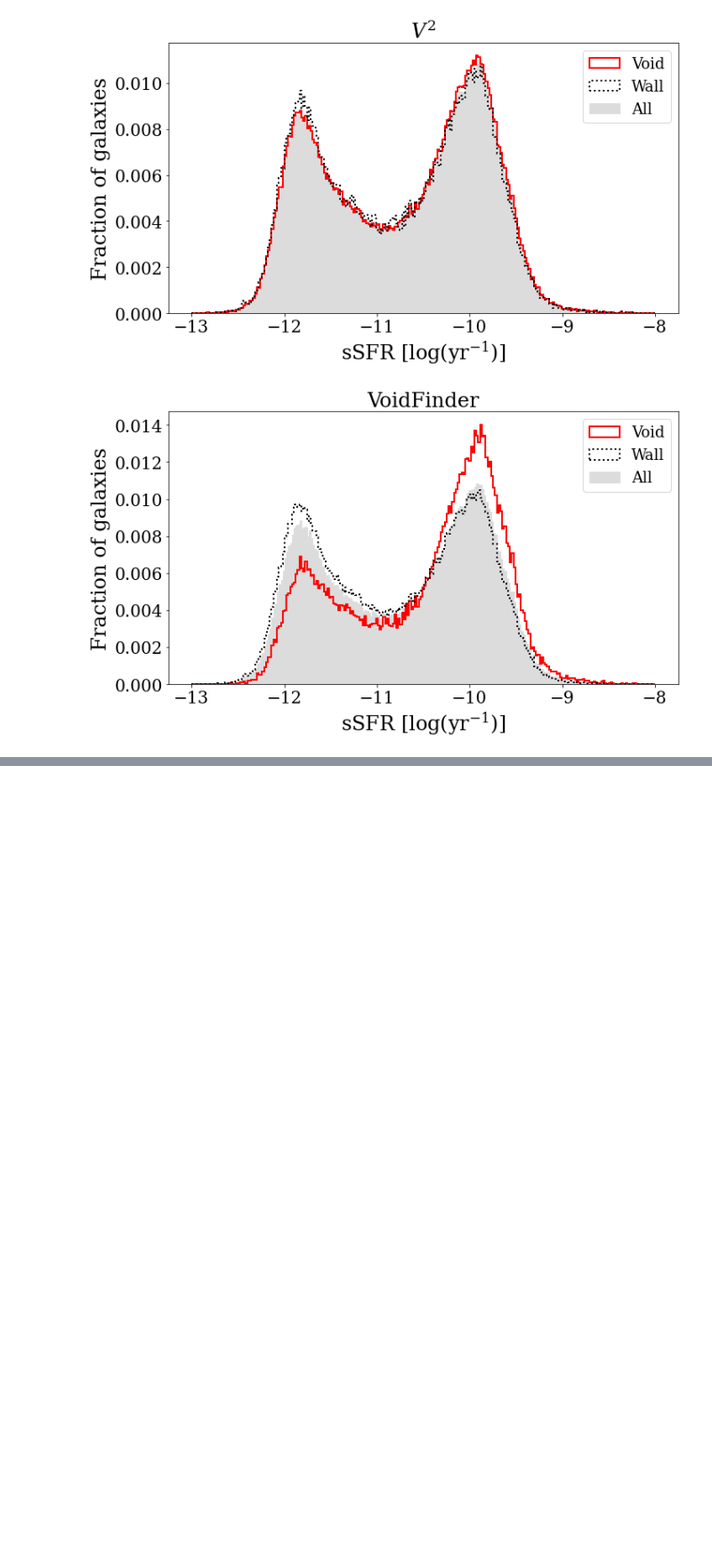
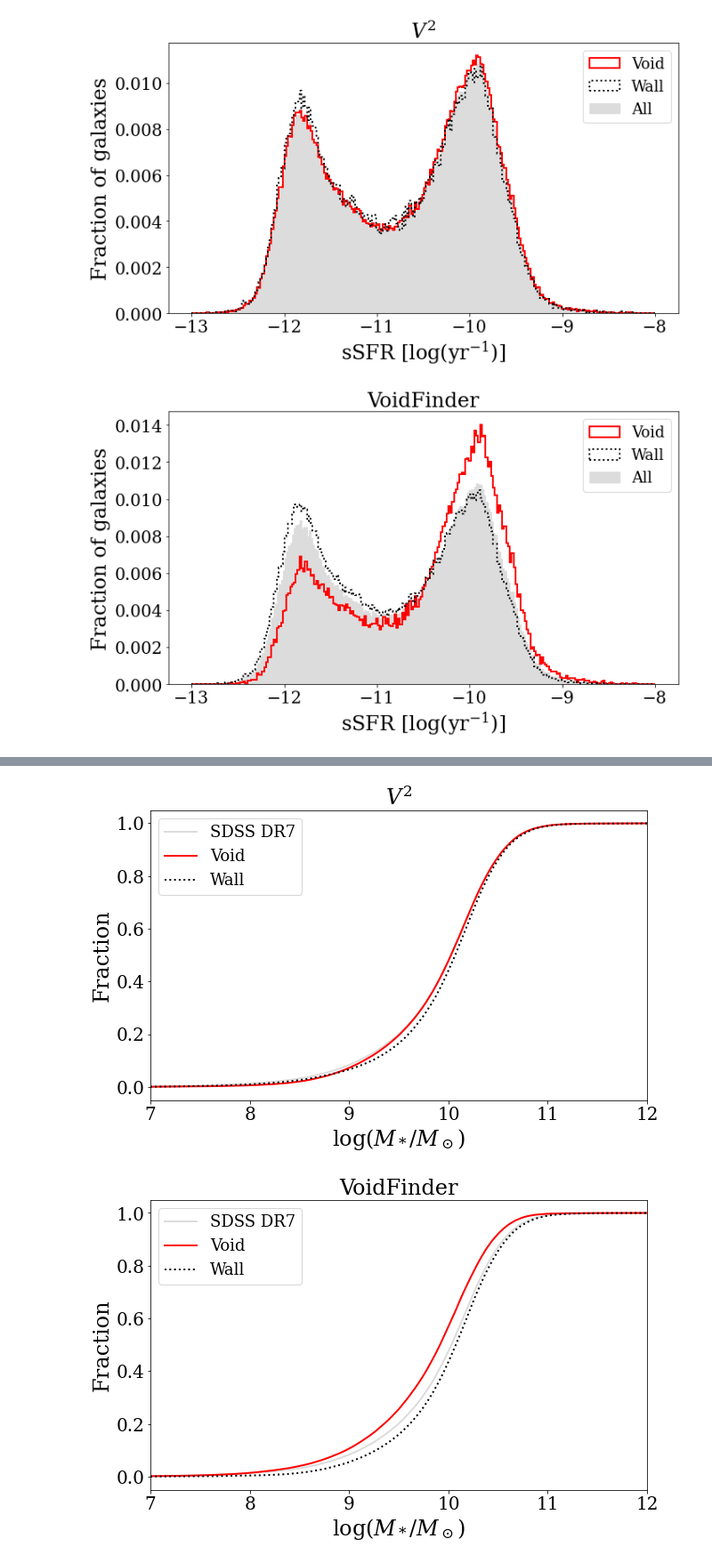
Before and after one commit to DESI-UR/Void_analysis, a Jupyter notebook: nb/Fatima_Zaidouni/galaxy properties by environments-updated.ipynb, the cells around one changed output, grey strips where cells are left out. Shown at 89% size. Saved outputs shown, nothing was run; the diff lists cells and outputs as text; code cells hidden in the pictures; blank space fills up the shorter version.

```diff
--- a/nb/Fatima_Zaidouni/galaxy properties by environments-updated.ipynb
+++ b/nb/Fatima_Zaidouni/galaxy properties by environments-updated.ipynb
@@ -880,0 +650,11 @@ percent difference in median w.r.t wall : 0.2
+# %%
+CDF_plot(Mstar_NSA, 'log($M_*/M_\odot$)')
+
+plt.xlim([7,12])
+
+CDF_plot(Mstar_NSA, 'log($M_*/M_\odot$)', VF=True)
+
+plt.xlim([7,12]);
+# %% [output]
+[figure, added]
+[figure, added]
```
Also changed, not shown: parts of 38 cells of this notebook, 2 other files.
